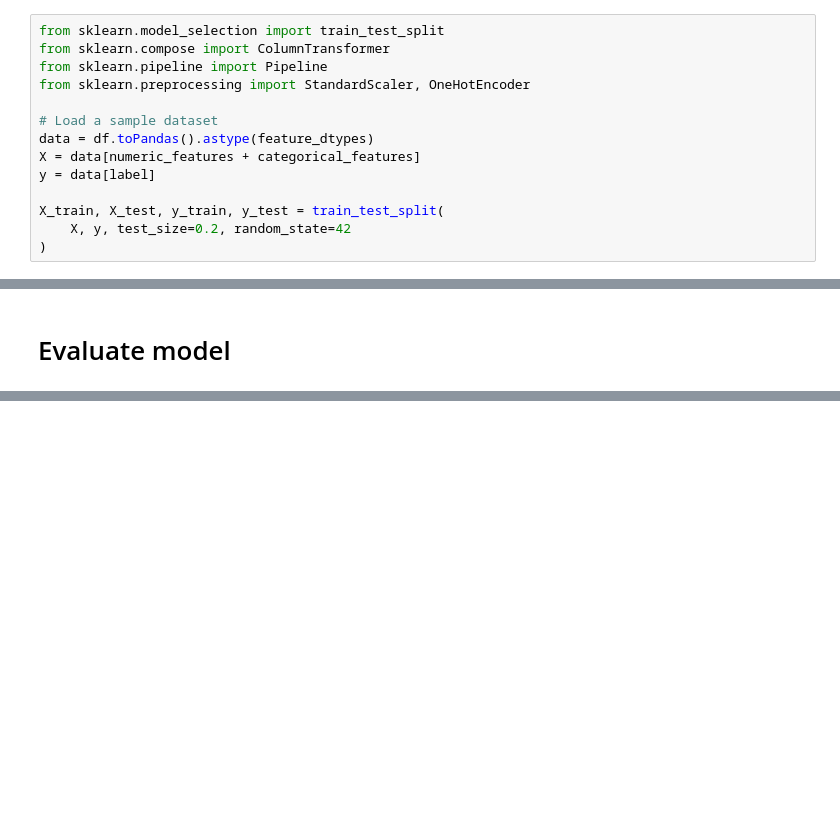
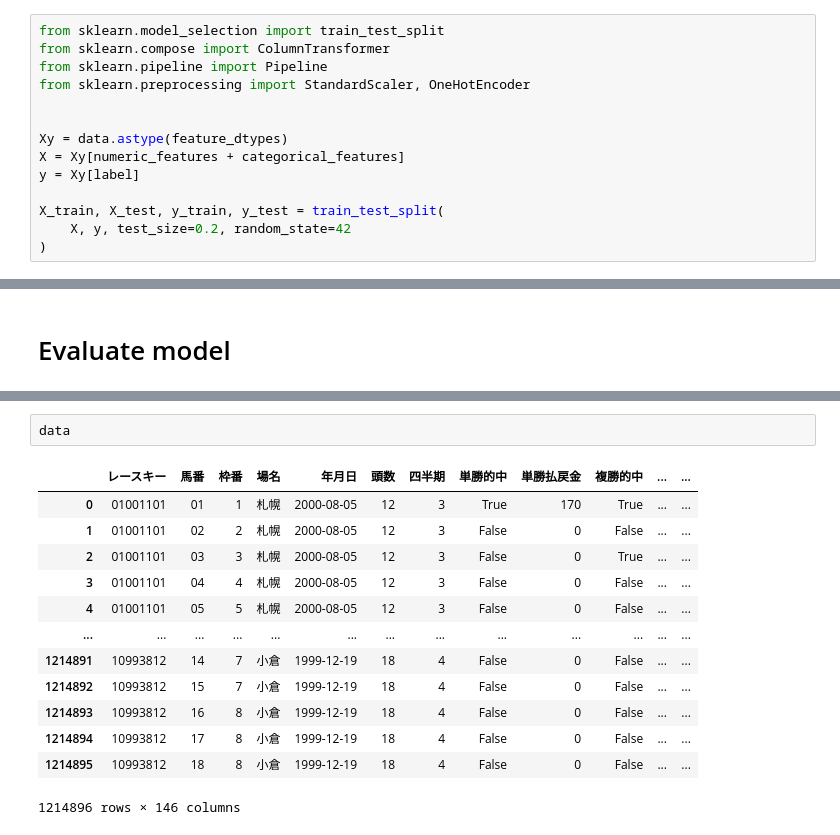
Before and after one commit to hankehly/JapanHorseRaceAnalytics, a Jupyter notebook: Training.ipynb, the cells around one changed output, grey strips where cells are left out. Saved outputs shown, nothing was run; the diff lists cells and outputs as text; blank space fills up the shorter version.

```diff
--- a/Training.ipynb
+++ b/Training.ipynb
@@ -166,10 +140,10 @@ from sklearn.compose import ColumnTransformer
 from sklearn.pipeline import Pipeline
 from sklearn.preprocessing import StandardScaler, OneHotEncoder
 
-# Load a sample dataset
-data = df.toPandas().astype(feature_dtypes)
-X = data[numeric_features + categorical_features]
-y = data[label]
+
+Xy = data.astype(feature_dtypes)
+X = Xy[numeric_features + categorical_features]
+y = Xy[label]
 
 X_train, X_test, y_train, y_test = train_test_split(
     X, y, test_size=0.2, random_state=42
@@ -377,0 +309,16 @@ Index(['レースキー', '馬番', '枠番', '場名', '年月日', '頭数', '
+# %%
+data
+# %% [output]
+|  | レースキー | 馬番 | 枠番 | 場名 | 年月日 | 頭数 | 四半期 | 単勝的中 | 単勝払戻金 | 複勝的中 | ... | ... |
+| 0 | 01001101 | 01 | 1 | 札幌 | 2000-08-05 | 12 | 3 | True | 170 | True | ... | ... |
+| 1 | 01001101 | 02 | 2 | 札幌 | 2000-08-05 | 12 | 3 | False | 0 | False | ... | ... |
+| 2 | 01001101 | 03 | 3 | 札幌 | 2000-08-05 | 12 | 3 | False | 0 | True | ... | ... |
+| 3 | 01001101 | 04 | 4 | 札幌 | 2000-08-05 | 12 | 3 | False | 0 | False | ... | ... |
+| 4 | 01001101 | 05 | 5 | 札幌 | 2000-08-05 | 12 | 3 | False | 0 | False | ... | ... |
+| ... | ... | ... | ... | ... | ... | ... | ... | ... | ... | ... | ... | ... |
+| 1214891 | 10993812 | 14 | 7 | 小倉 | 1999-12-19 | 18 | 4 | False | 0 | False | ... | ... |
+| 1214892 | 10993812 | 15 | 7 | 小倉 | 1999-12-19 | 18 | 4 | False | 0 | False | ... | ... |
+| 1214893 | 10993812 | 16 | 8 | 小倉 | 1999-12-19 | 18 | 4 | False | 0 | False | ... | ... |
+| 1214894 | 10993812 | 17 | 8 | 小倉 | 1999-12-19 | 18 | 4 | False | 0 | False | ... | ... |
+| 1214895 | 10993812 | 18 | 8 | 小倉 | 1999-12-19 | 18 | 4 | False | 0 | False | ... | ... |
+1214896 rows × 146 columns
```
Also changed, not shown: parts of 14 cells of this notebook, 1 other file.
